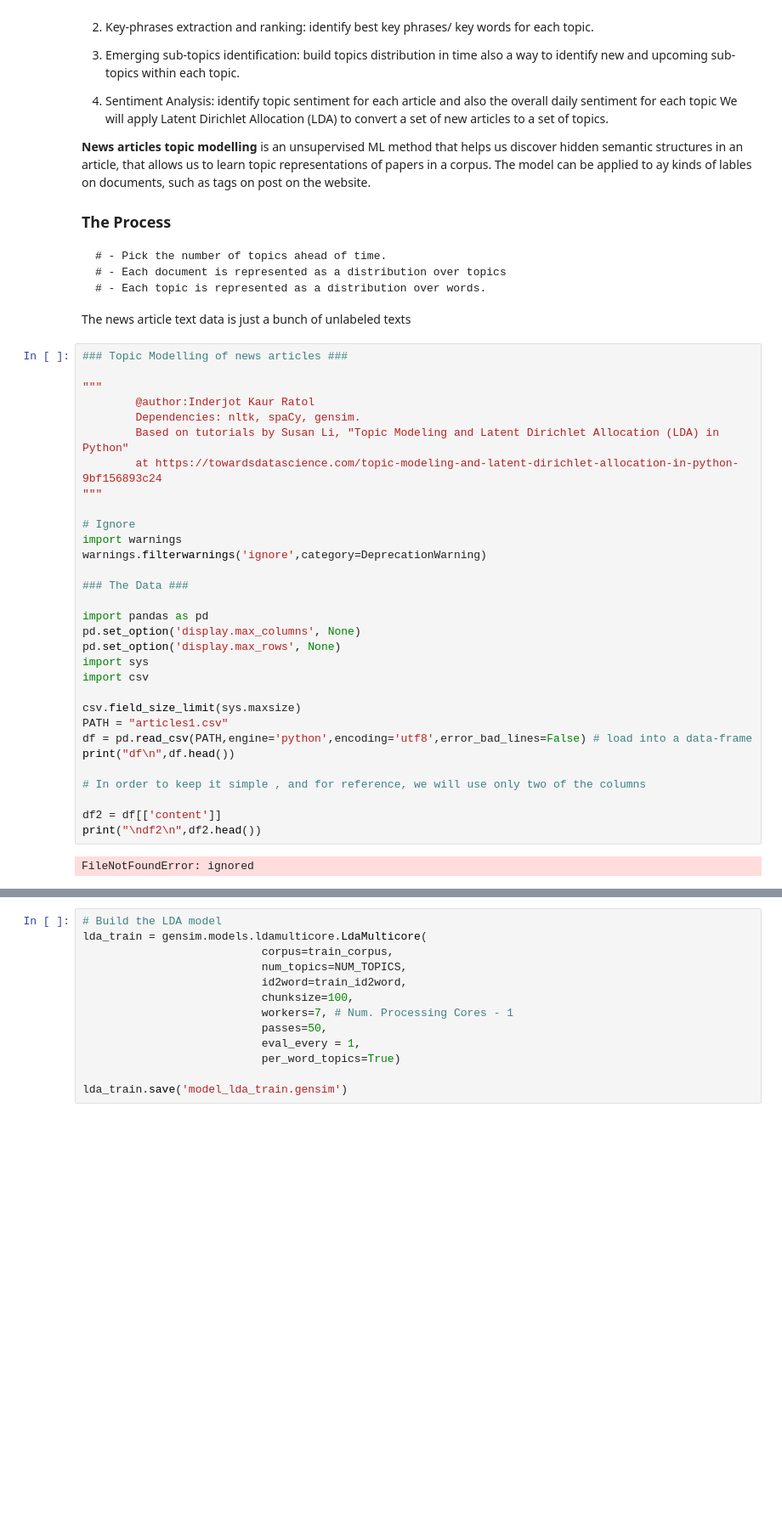
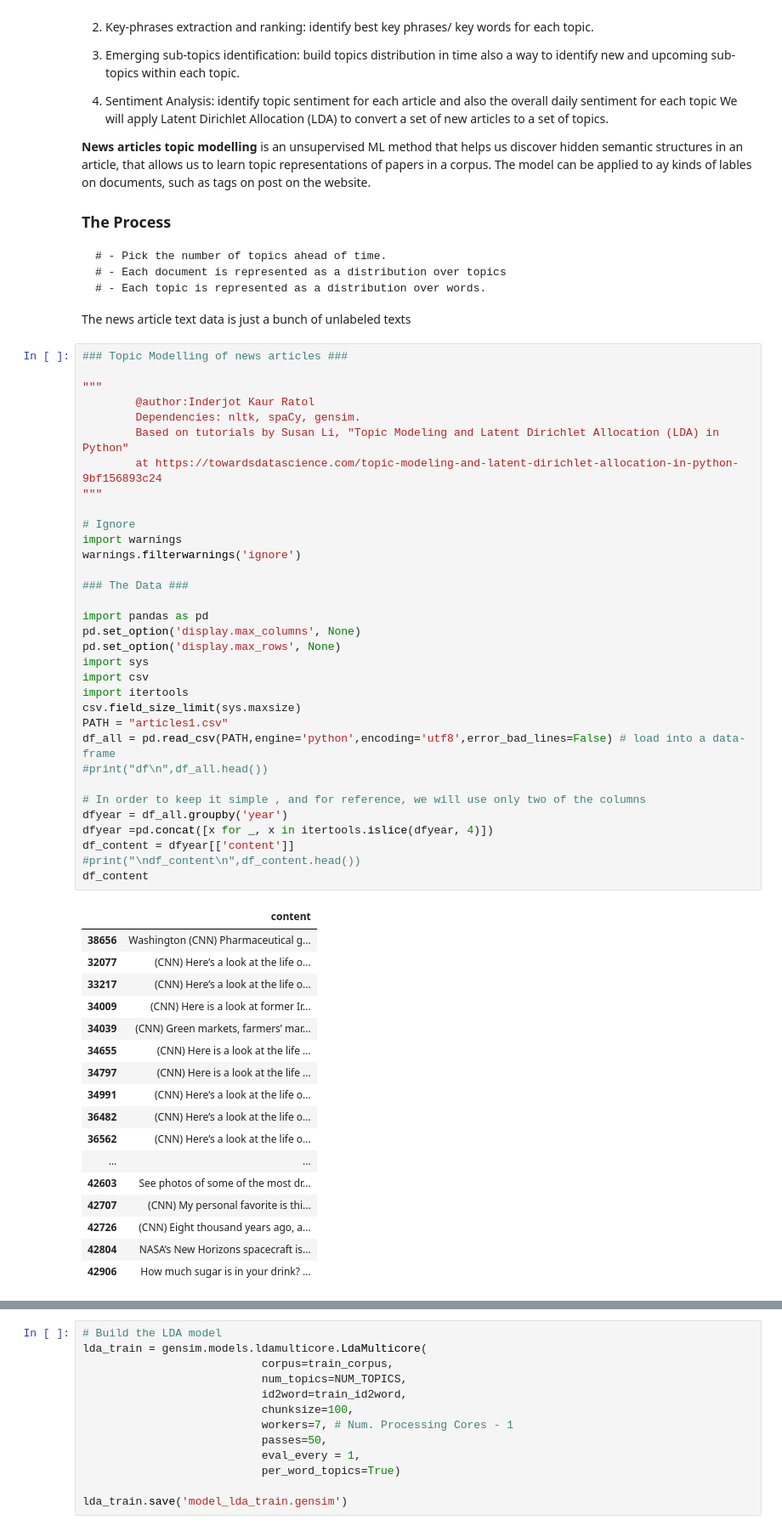
Before and after one commit to inderjot29/Topic-Modeling, a Jupyter notebook: Topic_Modelling.ipynb, the cells around one changed output, grey strips where cells are left out. Shown at 85% size. Saved outputs shown, nothing was run; the diff lists cells and outputs as text; blank space fills up the shorter version.

```diff
--- a/Topic_Modelling.ipynb
+++ b/Topic_Modelling.ipynb
@@ -28,36 +28,54 @@ We will apply Latent Dirichlet Allocation (LDA) to convert a set of new articles
 # %%
 ### Topic Modelling of news articles ###
 
 """
         @author:Inderjot Kaur Ratol
         Dependencies: nltk, spaCy, gensim.
         Based on tutorials by Susan Li, "Topic Modeling and Latent Dirichlet Allocation (LDA) in Python"
         at https://towardsdatascience.com/topic-modeling-and-latent-dirichlet-allocation-in-python-9bf156893c24
 """
 
 # Ignore
 import warnings
-warnings.filterwarnings('ignore',category=DeprecationWarning)
+warnings.filterwarnings('ignore')
 
 ### The Data ###
 
 import pandas as pd
 pd.set_option('display.max_columns', None)
 pd.set_option('display.max_rows', None)
 import sys
 import csv
-
+import itertools
 csv.field_size_limit(sys.maxsize)
 PATH = "articles1.csv"
-df = pd.read_csv(PATH,engine='python',encoding='utf8',error_bad_lines=False) # load into a data-frame
-print("df\n",df.head())
+df_all = pd.read_csv(PATH,engine='python',encoding='utf8',error_bad_lines=False) # load into a data-frame
+#print("df\n",df_all.head())
 
 # In order to keep it simple , and for reference, we will use only two of the columns
-
-df2 = df[['content']]
-print("\ndf2\n",df2.head())
+dfyear = df_all.groupby('year')
+dfyear =pd.concat([x for _, x in itertools.islice(dfyear, 4)])
+df_content = dfyear[['content']]
+#print("\ndf_content\n",df_content.head())
+df_content
 # %% [output]
-FileNotFoundError: ignored
+|  | content |
+| 38656 | Washington (CNN) Pharmaceutical g... |
+| 32077 | (CNN) Here’s a look at the life o... |
+| 33217 | (CNN) Here’s a look at the life o... |
+| 34009 | (CNN) Here is a look at former Ir... |
+| 34039 | (CNN) Green markets, farmers’ mar... |
+| 34655 | (CNN) Here is a look at the life ... |
+| 34797 | (CNN) Here is a look at the life ... |
+| 34991 | (CNN) Here’s a look at the life o... |
+| 36482 | (CNN) Here’s a look at the life o... |
+| 36562 | (CNN) Here’s a look at the life o... |
+| ... | ... |
+| 42603 | See photos of some of the most dr... |
+| 42707 | (CNN) My personal favorite is thi... |
+| 42726 | (CNN) Eight thousand years ago, a... |
+| 42804 | NASA’s New Horizons spacecraft is... |
+| 42906 | How much sugar is in your drink? ... |
 # %%
 from sklearn.feature_extraction.text import CountVectorizer
 
```
Also changed, not shown: parts of 21 cells of this notebook.
